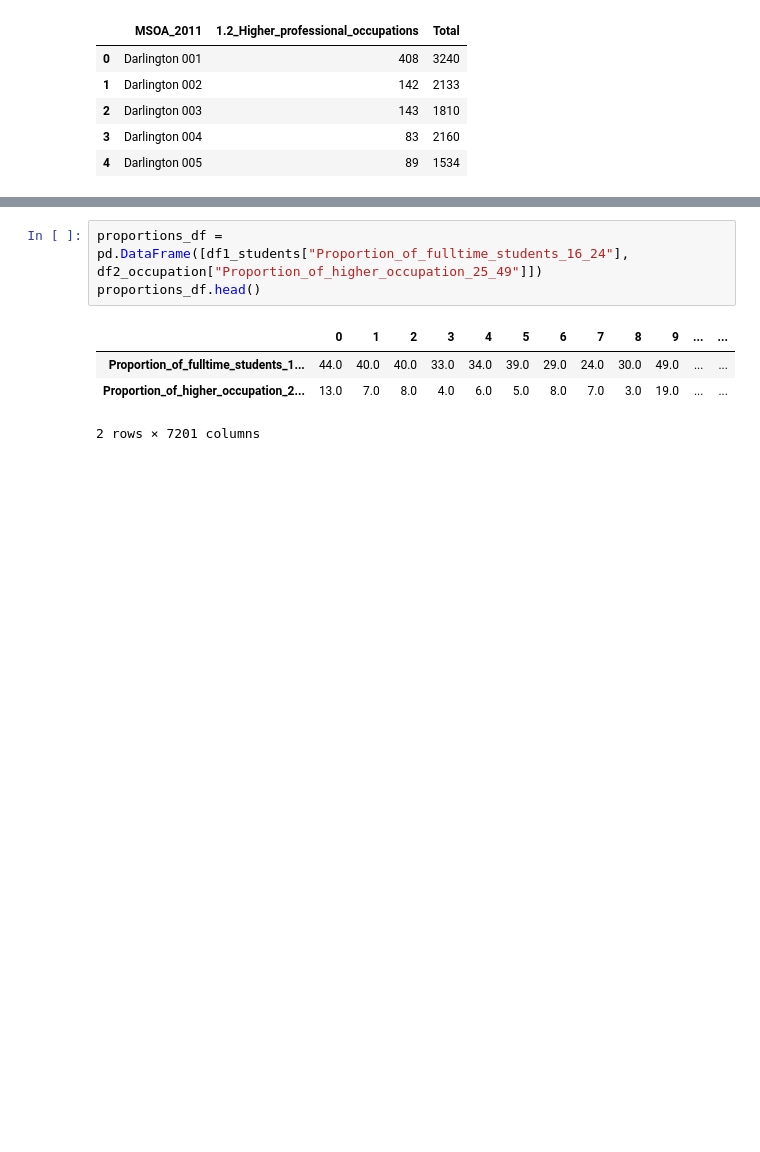
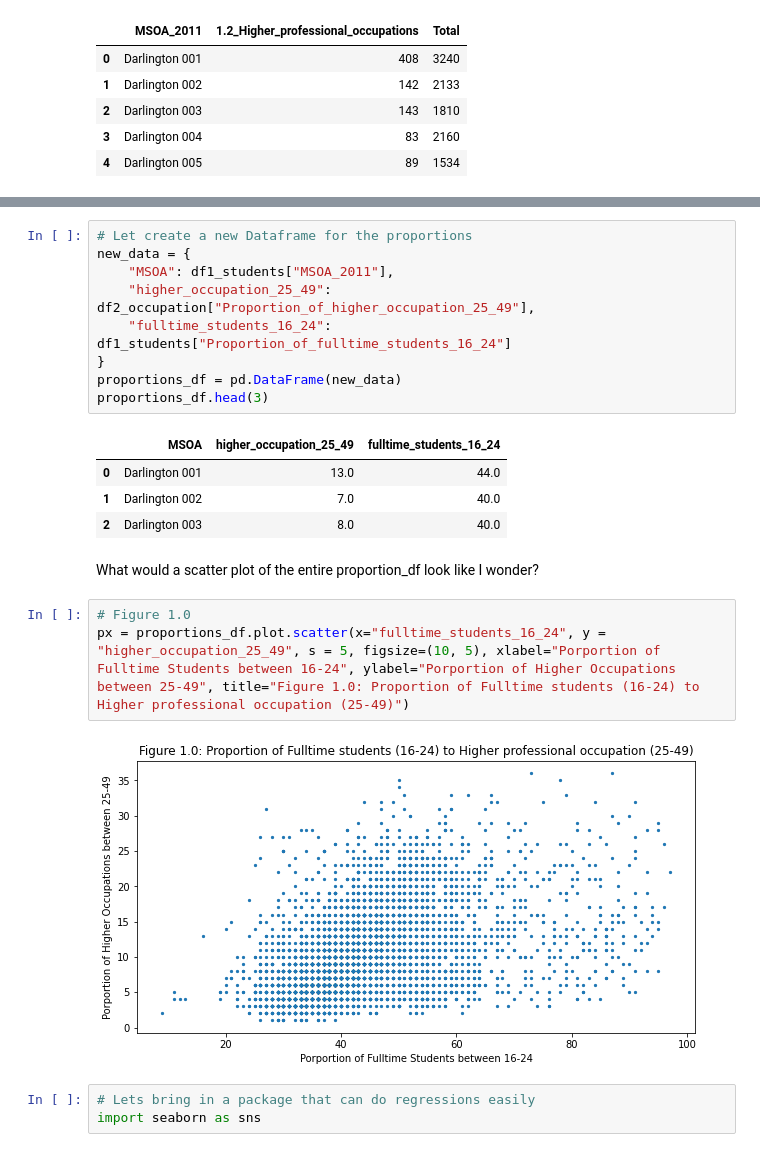
Before and after one commit to HamedPour/TM351_EMA, a Jupyter notebook: EMA_nootbook.ipynb, the cells around one changed output, grey strips where cells are left out. Drawn from its saved outputs; the diff is of its cells as text; blank space fills up the shorter version.

Commit message:
created scatter plot for students and higher occupation

```diff
--- a/EMA_nootbook.ipynb
+++ b/EMA_nootbook.ipynb
@@ -248,11 +253,27 @@ df2_occupation.head(3)
 | 0 | Darlington 001 | 408 | 3240 | 13.0 |
 | 1 | Darlington 002 | 142 | 2133 | 7.0 |
 | 2 | Darlington 003 | 143 | 1810 | 8.0 |
-# %%
-proportions_df = pd.DataFrame([df1_students["Proportion_of_fulltime_students_16_24"], df2_occupation["Proportion_of_higher_occupation_25_49"]])
-proportions_df.head()
-# %% [output]
-|  | 0 | 1 | 2 | 3 | 4 | 5 | 6 | 7 | 8 | 9 | ... | ... |
-| Proportion_of_fulltime_students_1... | 44.0 | 40.0 | 40.0 | 33.0 | 34.0 | 39.0 | 29.0 | 24.0 | 30.0 | 49.0 | ... | ... |
-| Proportion_of_higher_occupation_2... | 13.0 | 7.0 | 8.0 | 4.0 | 6.0 | 5.0 | 8.0 | 7.0 | 3.0 | 19.0 | ... | ... |
-2 rows × 7201 columns
+# %%
+# Let create a new Dataframe for the proportions
+new_data = {
+    "MSOA": df1_students["MSOA_2011"],
+    "higher_occupation_25_49": df2_occupation["Proportion_of_higher_occupation_25_49"],
+    "fulltime_students_16_24": df1_students["Proportion_of_fulltime_students_16_24"]
+}
+proportions_df = pd.DataFrame(new_data)
+proportions_df.head(3)
+# %% [output]
+|  | MSOA | higher_occupation_25_49 | fulltime_students_16_24 |
+| 0 | Darlington 001 | 13.0 | 44.0 |
+| 1 | Darlington 002 | 7.0 | 40.0 |
+| 2 | Darlington 003 | 8.0 | 40.0 |
+# %% [markdown]
+What would a scatter plot of the entire proportion_df look like I wonder?
+# %%
+# Figure 1.0
+px = proportions_df.plot.scatter(x="fulltime_students_16_24", y = "higher_occupation_25_49", s = 5, figsize=(10, 5), xlabel="Porportion of Fulltime Students between 16-24", ylabel="Porportion of Higher Occupations between 25-49", title="Figure 1.0: Proportion of Fulltime students (16-24) to Higher professional occupation (25-49)")
+# %% [output]
+[figure, added]
+# %%
+# Lets bring in a package that can do regressions easily
+import seaborn as sns
```
Also changed, not shown: parts of 7 cells of this notebook, 1 other file.
